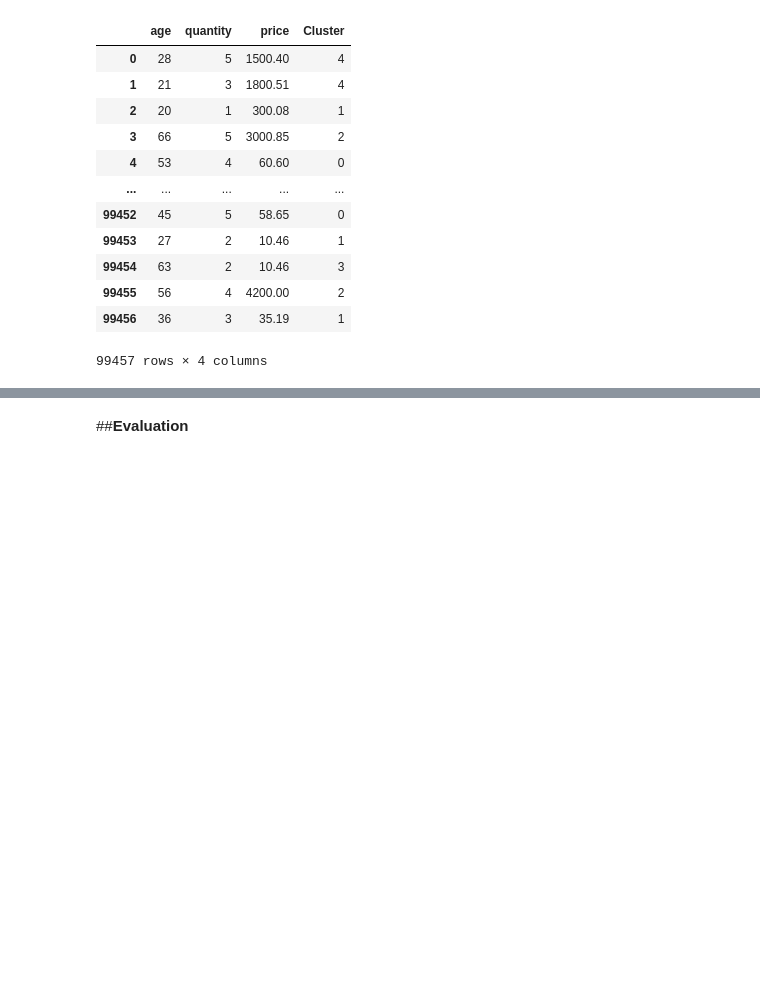
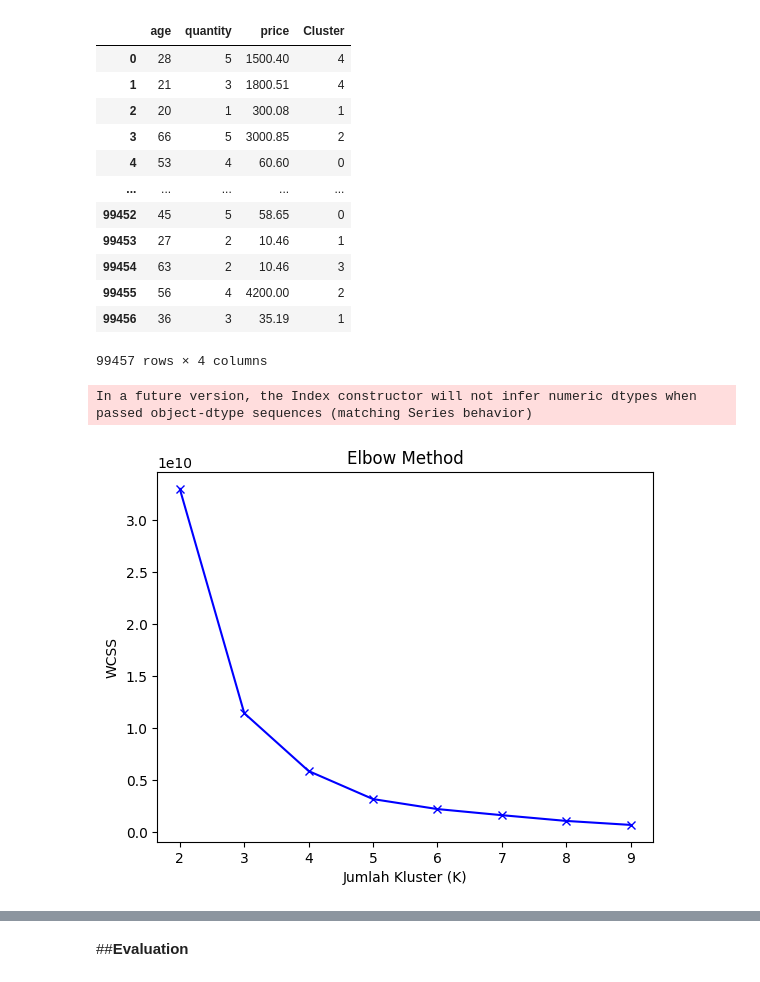
Before and after one commit to FajarRisk1/PA-Data-Mining-Kelompok-5-A2, a Jupyter notebook: PA_Data_Mining_Kelompok_5_A2.ipynb, the cells around one changed output, grey strips where cells are left out. Cells and saved outputs as stored; diff of their text form; code cells hidden in the pictures; blank space fills up the shorter version.

```diff
--- a/PA_Data_Mining_Kelompok_5_A2.ipynb
+++ b/PA_Data_Mining_Kelompok_5_A2.ipynb
@@ -1046,0 +1044,4 @@ df.to_csv("dfcluster.csv")
+# %%
+train = pd.get_dummies(dfc)
+# %% [output]
+In a future version, the Index constructor will not infer numeric dtypes when passed object-dtype sequences (matching Series behavior)
@@ -1046,0 +1052,17 @@ df.to_csv("dfcluster.csv")
+# %%
+import warnings
+warnings.filterwarnings("ignore")
+elbow_scores = []
+k_range = range(2, 10)
+for k in k_range:
+    kmeans = KMeans(n_clusters=k)
+    kmeans.fit(train)
+    elbow_scores.append(kmeans.inertia_)
+
+plt.plot(k_range, elbow_scores,"bx-")
+plt.xlabel('Jumlah Kluster (K)')
+plt.ylabel('WCSS')
+plt.title('Elbow Method')
+plt.show()
+# %% [output]
+[figure, added]
```
Also changed, not shown: parts of 19 cells of this notebook.
